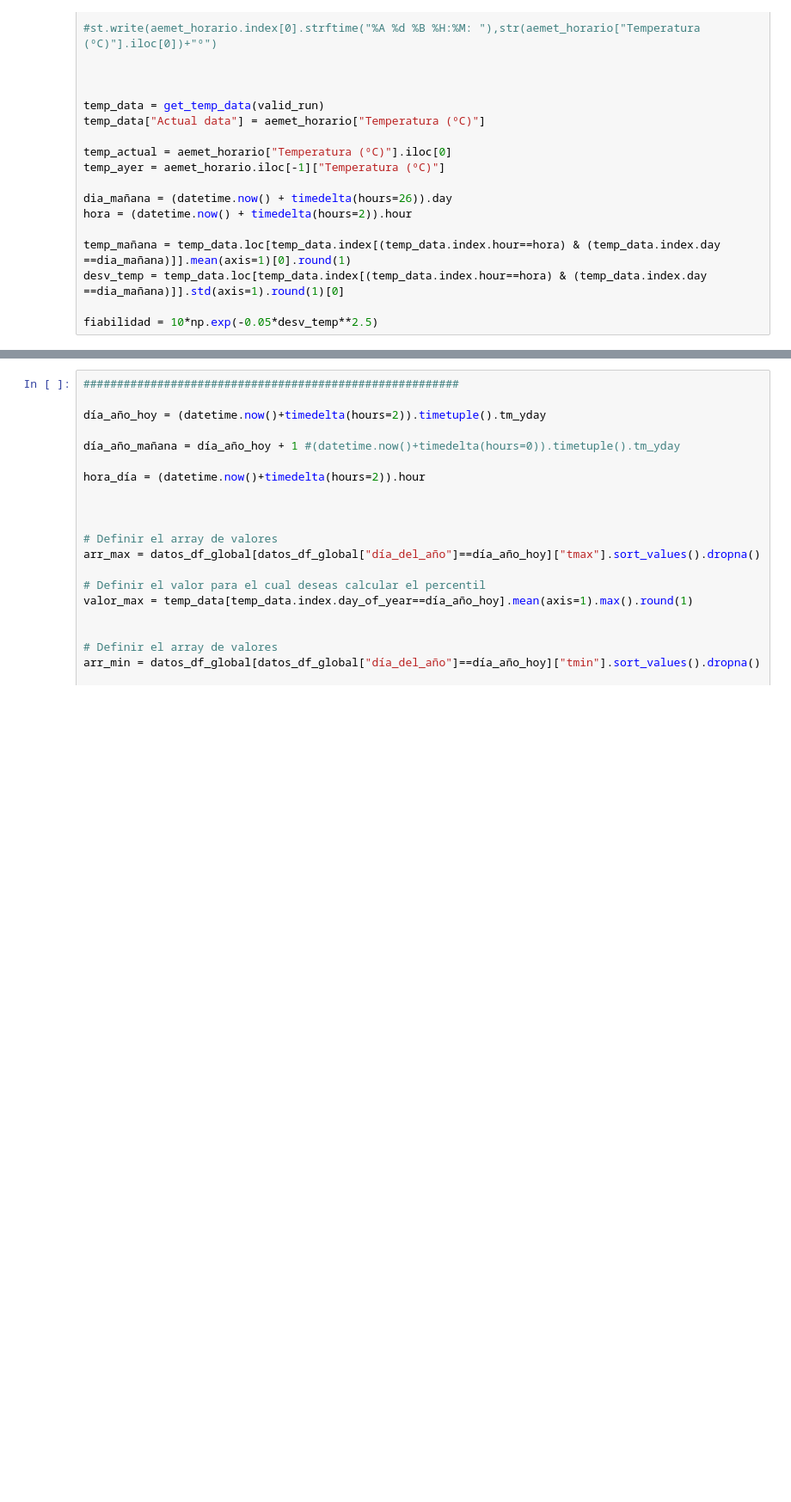
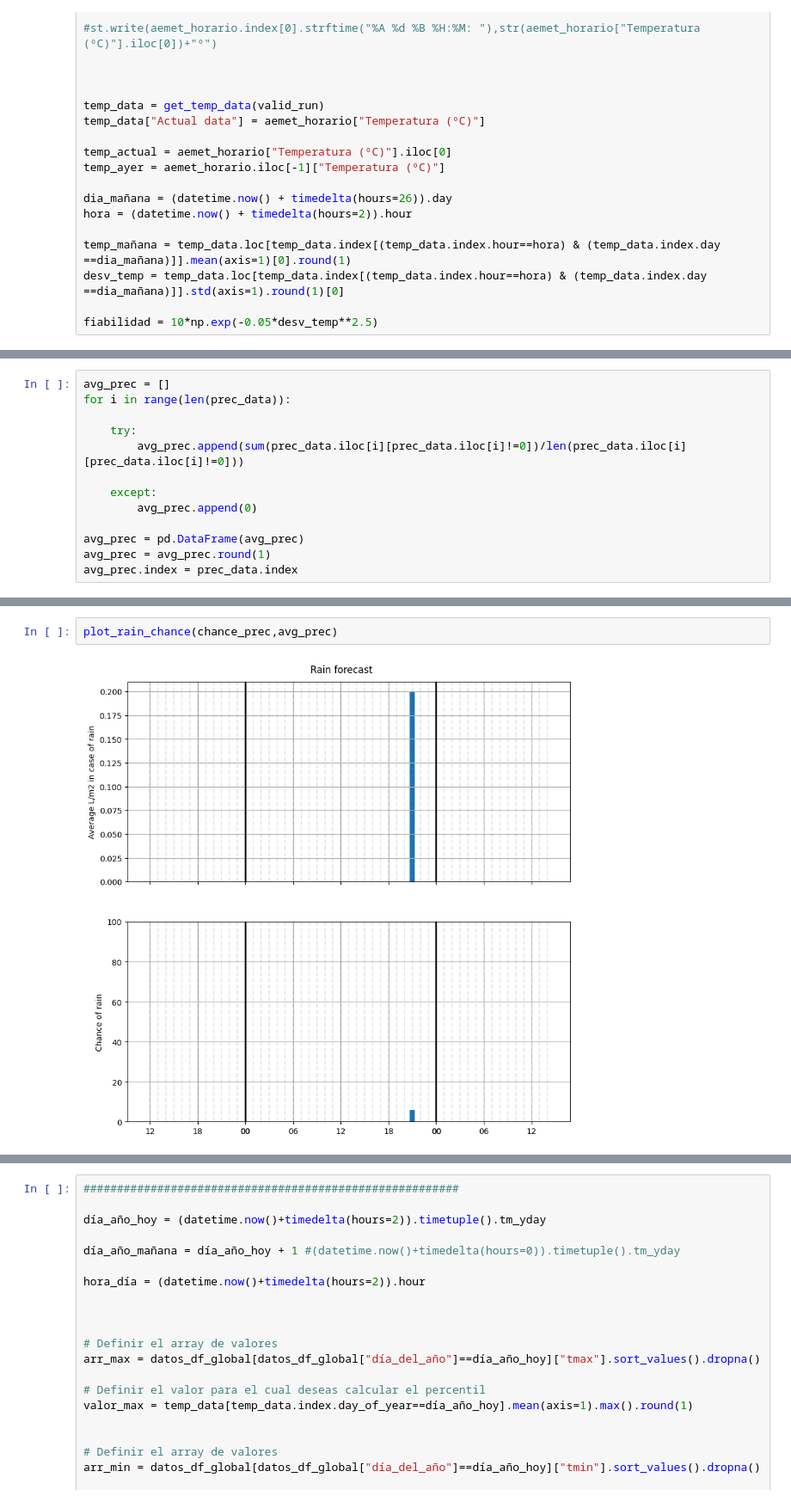
Before and after one commit to ivan5cg/Meteo, a Jupyter notebook: meteo dash.ipynb, the cells around one changed output, grey strips where cells are left out. Shown at 86% size. Saved outputs shown, nothing was run; the diff lists cells and outputs as text; blank space fills up the shorter version.

```diff
--- a/meteo dash.ipynb
+++ b/meteo dash.ipynb
@@ -269,0 +402,13 @@ NameError: name 'arr_max' is not defined
+# %%
+avg_prec = []
+for i in range(len(prec_data)):
+
+    try:
+        avg_prec.append(sum(prec_data.iloc[i][prec_data.iloc[i]!=0])/len(prec_data.iloc[i][prec_data.iloc[i]!=0]))
+
+    except:
+        avg_prec.append(0)
+
+avg_prec = pd.DataFrame(avg_prec)
+avg_prec = avg_prec.round(1)
+avg_prec.index = prec_data.index
@@ -269,0 +462,4 @@ NameError: name 'arr_max' is not defined
+# %%
+plot_rain_chance(chance_prec,avg_prec)
+# %% [output]
+[figure, added]
```
Also changed, not shown: parts of 31 cells of this notebook, 2 other files.
